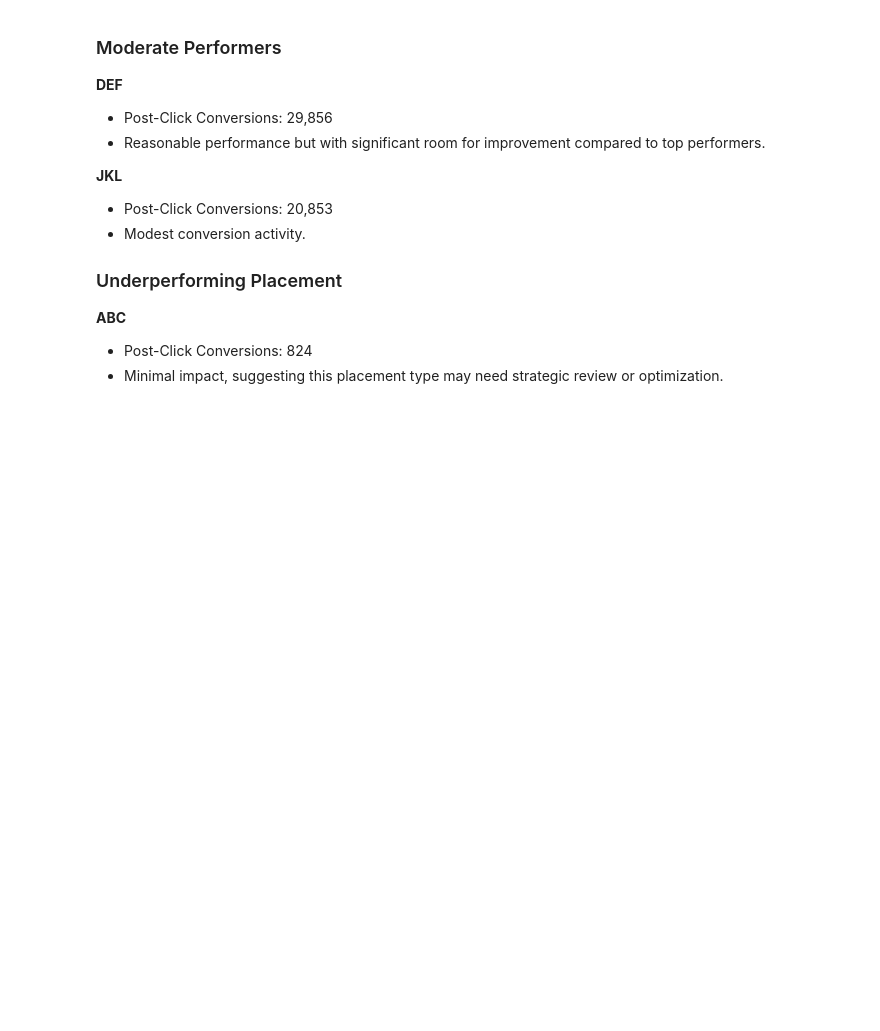
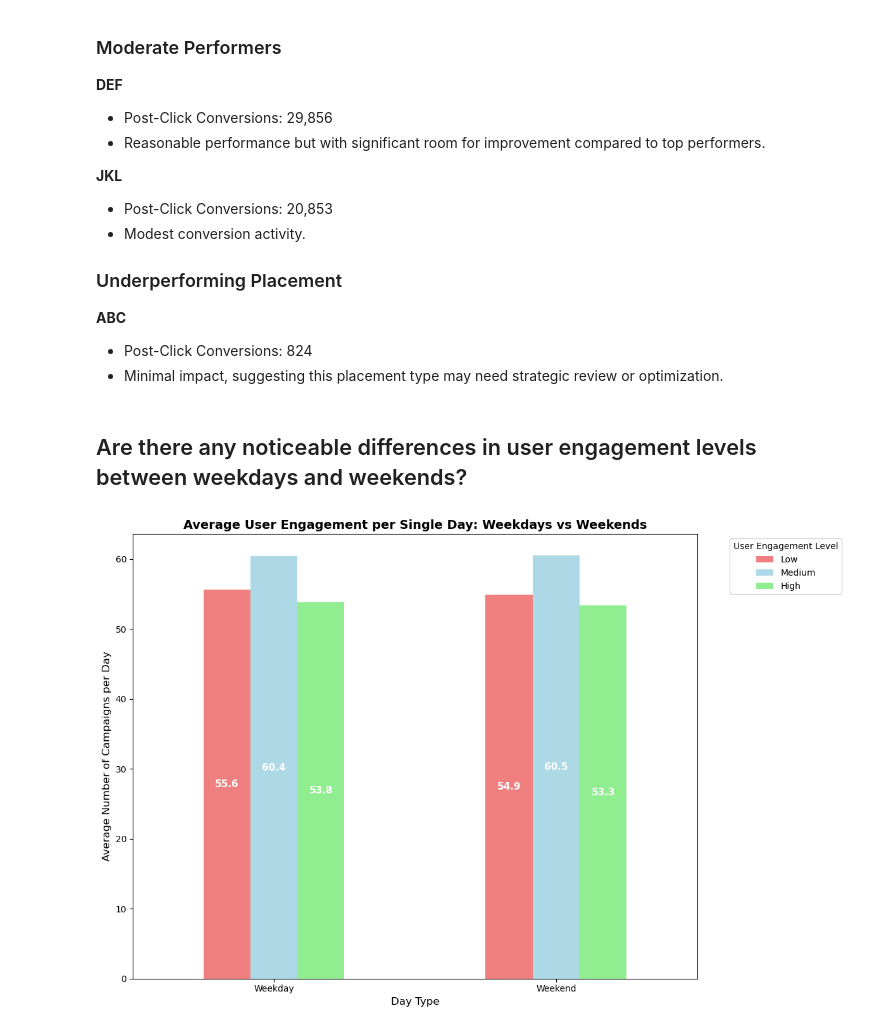
Before and after one commit to Tanush-IIITH/Projects, a Jupyter notebook: Online_Ads_DS/main.ipynb, the cells around one changed output. Saved outputs shown, nothing was run; the diff lists cells and outputs as text; code cells hidden in the pictures; blank space fills up the shorter version.

Commit message:
Add engagement analysis across weekdays and weekends

```diff
--- a/Online_Ads_DS/main.ipynb
+++ b/Online_Ads_DS/main.ipynb
@@ -1518,3 +1518,68 @@ plt.show()
 **ABC**
 - Post-Click Conversions: 824
 - Minimal impact, suggesting this placement type may need strategic review or optimization.
+# %% [markdown]
+## Are there any noticeable differences in user engagement levels between weekdays and weekends?
+# %%
+month_map = {'April': 4, 'May': 5, 'June': 6}
+df['month'] = df['month_name'].map(month_map)
+
+# Remove rows with invalid dates before creating the datetime column
+valid_date_mask = (
+    ((df['month'] == 4) & (df['day'] <= 30)) |
+    ((df['month'] == 5) & (df['day'] <= 31)) |
+    ((df['month'] == 6) & (df['day'] <= 30))
+)
+df_valid = df[valid_date_mask].copy()
+
+df_valid['date'] = pd.to_datetime(dict(year=2020, month=df_valid['month'], day=df_valid['day']))
+
+df_valid['day_type'] = df_valid['date'].dt.dayofweek.apply(lambda x: 'Weekend' if x >= 5 else 'Weekday')
+
+weekday_engagement = df_valid.groupby(['day_type', 'user_engagement']).size().unstack()
+
+# Calculate total campaigns and average per day type
+weekday_totals = weekday_engagement.sum(axis=1)
+
+# Count the number of unique weekdays and weekends in the dataset
+weekday_count = df_valid[df_valid['day_type'] == 'Weekday']['date'].nunique()
+weekend_count = df_valid[df_valid['day_type'] == 'Weekend']['date'].nunique()
+
+# Calculate average campaigns per single weekday/weekend
+avg_weekday = weekday_totals['Weekday'] / weekday_count
+avg_weekend = weekday_totals['Weekend'] / weekend_count
+
+# Calculate average by engagement level
+avg_engagement_by_day_type = weekday_engagement.div([weekday_count, weekend_count], axis=0)
+
+# Create visualization of averaged engagement levels
+fig, ax = plt.subplots(figsize=(12, 8))
+bars = avg_engagement_by_day_type.plot(kind='bar', ax=ax, color=['lightcoral', 'lightblue', 'lightgreen'])
+
+for container in bars.containers:
+    for bar in container:
+        height = bar.get_height()
+        if height > 0:
+            ax.text(
+                bar.get_x() + bar.get_width()/2,
+                bar.get_y() + height/2,
+                f'{height:.1f}',
+                ha='center', va='center', fontsize=11, color='white', fontweight='bold'
+            )
+
+ax.set_title('Average User Engagement per Single Day: Weekdays vs Weekends', fontsize=14, fontweight='bold')
+ax.set_xlabel('Day Type', fontsize=12)
+ax.set_ylabel('Average Number of Campaigns per Day', fontsize=12)
+ax.set_xticklabels(['Weekday', 'Weekend'], rotation=0)
+
+ax.legend(
+    labels=['Low', 'Medium', 'High'],
+    title='User Engagement Level',
+    bbox_to_anchor=(1.05, 1),
+    loc='upper left'
+)
+
+plt.tight_layout()
+plt.show()
+# %% [output]
+[figure, added]
```
Also changed, not shown: parts of 1 cell of this notebook, 2 other files.
